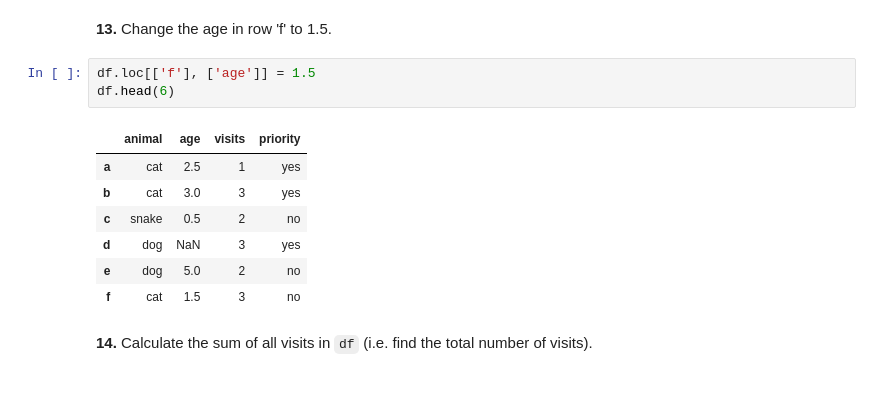
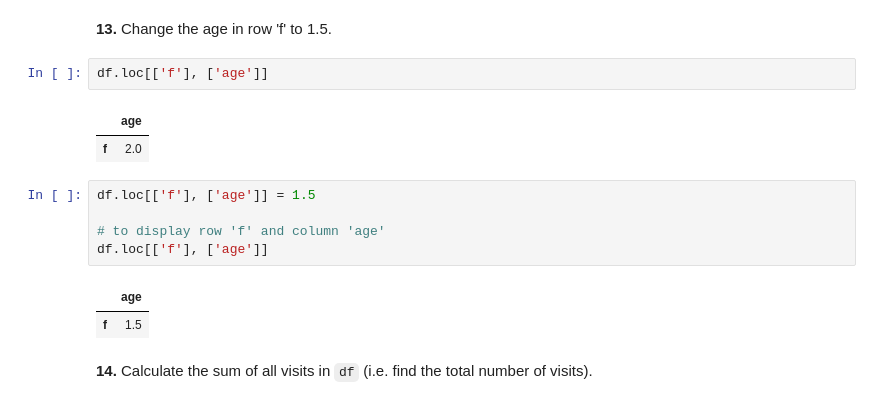
Before and after one commit to rahulparmar-202/100-pandas-puzzles, a Jupyter notebook: 100-pandas-puzzles.ipynb, the cells around one changed output. Drawn from its saved outputs; the diff is of its cells as text.

```diff
--- a/100-pandas-puzzles.ipynb
+++ b/100-pandas-puzzles.ipynb
@@ -176,16 +183,18 @@ df[(df['age'] >= 2) & (df['age'] <= 4)]
 # %% [markdown]
 **13.** Change the age in row 'f' to 1.5.
 # %%
-df.loc[['f'], ['age']] = 1.5
-df.head(6)
+df.loc[['f'], ['age']]
 # %% [output]
-|  | animal | age | visits | priority |
-| a | cat | 2.5 | 1 | yes |
-| b | cat | 3.0 | 3 | yes |
-| c | snake | 0.5 | 2 | no |
-| d | dog | NaN | 3 | yes |
-| e | dog | 5.0 | 2 | no |
-| f | cat | 1.5 | 3 | no |
+|  | age |
+| f | 2.0 |
+# %%
+df.loc[['f'], ['age']] = 1.5
+
+# to display row 'f' and column 'age'
+df.loc[['f'], ['age']]
+# %% [output]
+|  | age |
+| f | 1.5 |
 # %% [markdown]
 **14.** Calculate the sum of all visits in `df` (i.e. find the total number of visits).
 # %%
```
Also changed, not shown: parts of 9 cells of this notebook.
